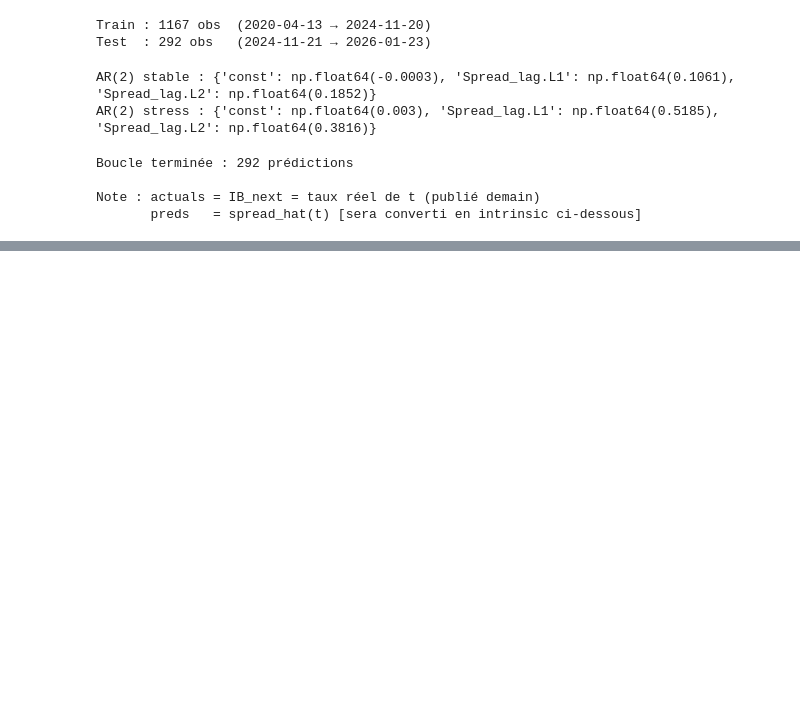
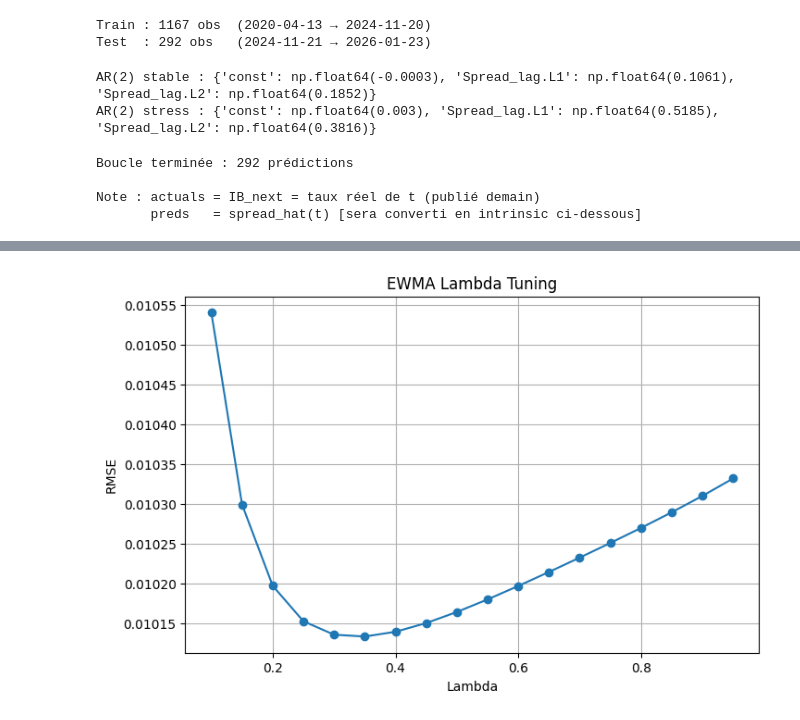
Before and after one commit to eya-sfar/TSA_project_v2, a Jupyter notebook: WorkstreamC.ipynb, the cells around one changed output, grey strips where cells are left out. Saved outputs shown, nothing was run; the diff lists cells and outputs as text; code cells hidden in the pictures; blank space fills up the shorter version.

```diff
--- a/WorkstreamC.ipynb
+++ b/WorkstreamC.ipynb
@@ -347,0 +379,17 @@ EWMA (λ=0.90 optimisé) : MAE=0.00762, RMSE=0.01064
+# %%
+
+# Plot lambda tuning results
+
+
+plt.figure(figsize=(8,5))
+
+plt.plot(lambda_results["lambda"], lambda_results["RMSE"], marker="o")
+
+plt.title("EWMA Lambda Tuning")
+plt.xlabel("Lambda")
+plt.ylabel("RMSE")
+plt.grid(True)
+
+plt.show()
+# %% [output]
+[figure, added]
```
Also changed, not shown: parts of 17 cells of this notebook, 2 other files.
